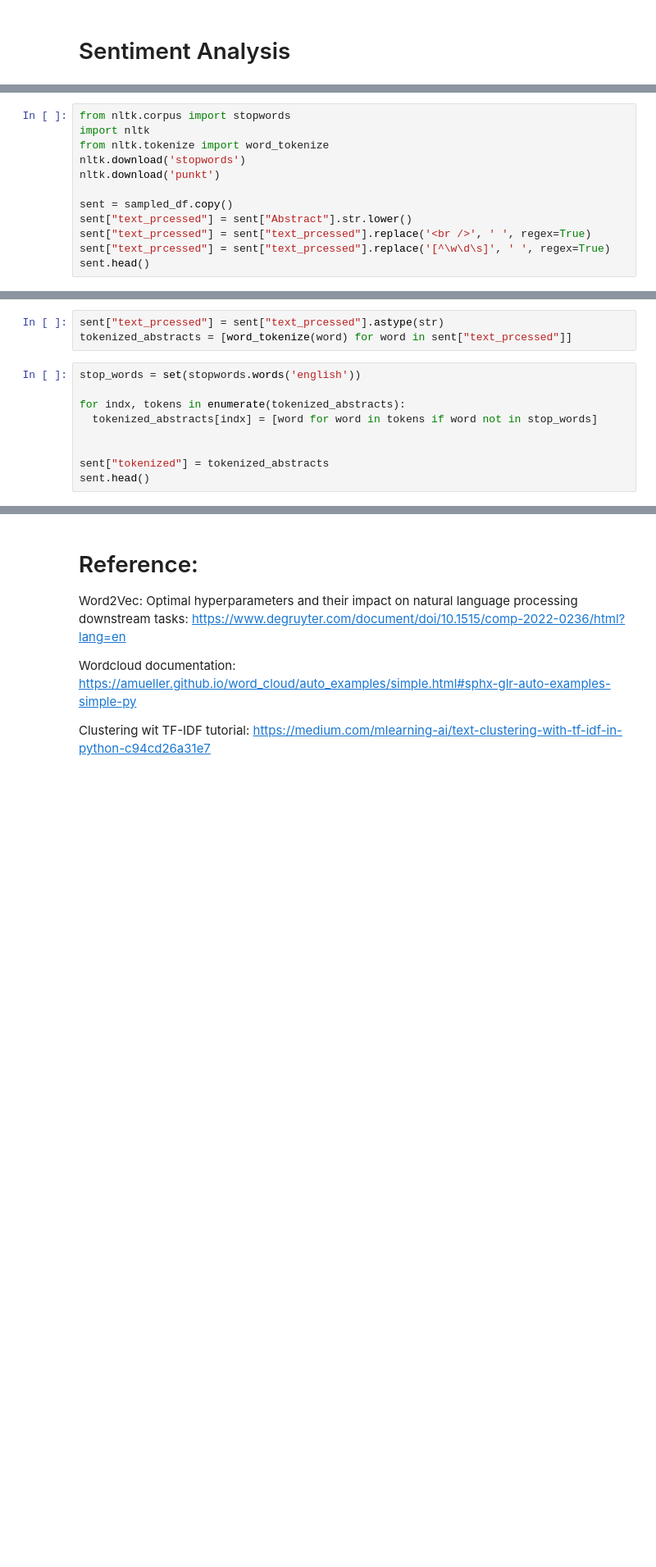
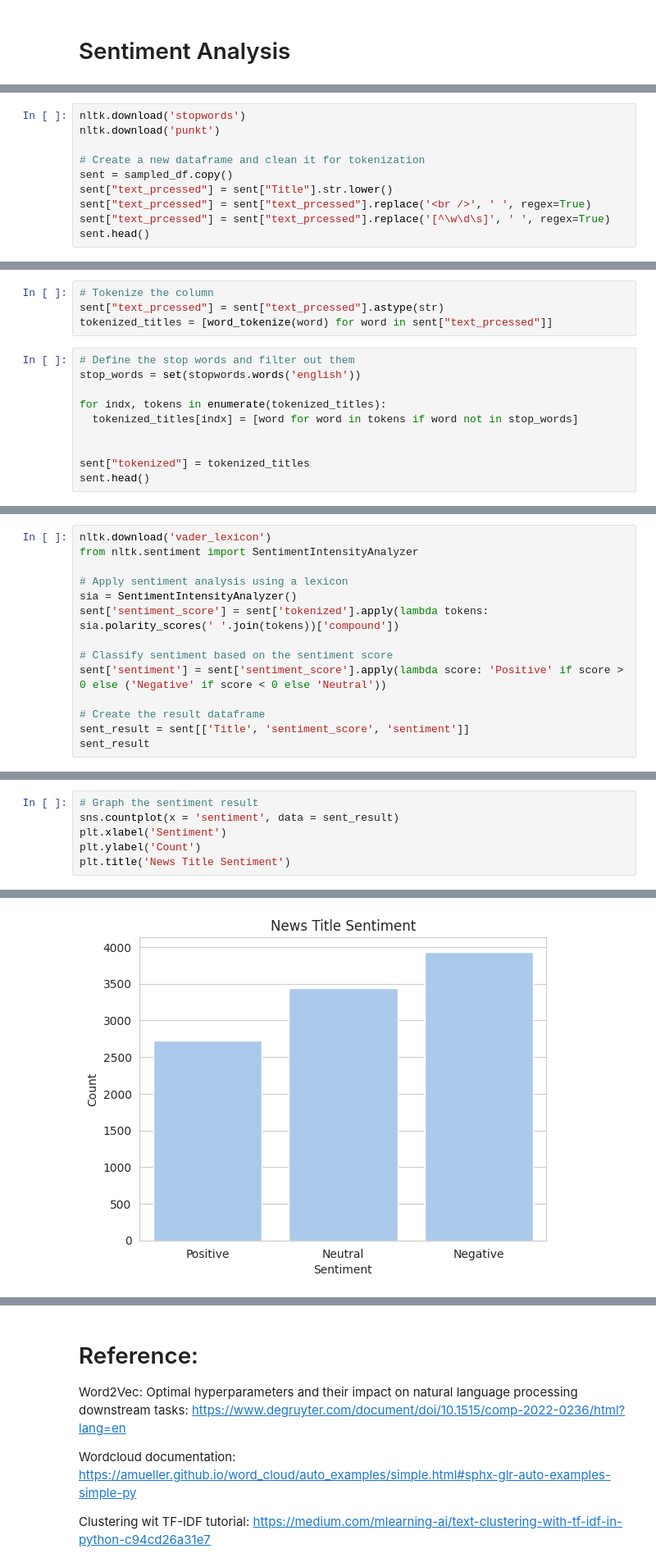
Before and after one commit to anniechiennn/nlp-news-recommendation, a Jupyter notebook: Group5_NLP_News_Recommendation.ipynb, the cells around one changed output, grey strips where cells are left out. Shown at 82% size. Cells and saved outputs as stored; diff of their text form; blank space fills up the shorter version.

Commit message:
Sentiment Analysis + markdown

```diff
--- a/Group5_NLP_News_Recommendation.ipynb
+++ b/Group5_NLP_News_Recommendation.ipynb
@@ -936,12 +1007,10 @@ plt.show()
 # %%
-from nltk.corpus import stopwords
-import nltk
-from nltk.tokenize import word_tokenize
 nltk.download('stopwords')
 nltk.download('punkt')
 
+# Create a new dataframe and clean it for tokenization
 sent = sampled_df.copy()
-sent["text_prcessed"] = sent["Abstract"].str.lower()
+sent["text_prcessed"] = sent["Title"].str.lower()
 sent["text_prcessed"] = sent["text_prcessed"].replace('<br />', ' ', regex=True)
 sent["text_prcessed"] = sent["text_prcessed"].replace('[^\w\d\s]', ' ', regex=True)
 sent.head()
@@ -948,12 +1028,14 @@ sent.head()
 # %%
+# Tokenize the column
 sent["text_prcessed"] = sent["text_prcessed"].astype(str)
-tokenized_abstracts = [word_tokenize(word) for word in sent["text_prcessed"]]
+tokenized_titles = [word_tokenize(word) for word in sent["text_prcessed"]]
 # %%
+# Define the stop words and filter out them
 stop_words = set(stopwords.words('english'))
 
-for indx, tokens in enumerate(tokenized_abstracts):
-  tokenized_abstracts[indx] = [word for word in tokens if word not in stop_words]
+for indx, tokens in enumerate(tokenized_titles):
+  tokenized_titles[indx] = [word for word in tokens if word not in stop_words]
 
 
-sent["tokenized"] = tokenized_abstracts
+sent["tokenized"] = tokenized_titles
 sent.head()
@@ -986,0 +1086,14 @@ embedding
+# %%
+nltk.download('vader_lexicon')
+from nltk.sentiment import SentimentIntensityAnalyzer
+
+# Apply sentiment analysis using a lexicon
+sia = SentimentIntensityAnalyzer()
+sent['sentiment_score'] = sent['tokenized'].apply(lambda tokens: sia.polarity_scores(' '.join(tokens))['compound'])
+
+# Classify sentiment based on the sentiment score
+sent['sentiment'] = sent['sentiment_score'].apply(lambda score: 'Positive' if score > 0 else ('Negative' if score < 0 else 'Neutral'))
+
+# Create the result dataframe
+sent_result = sent[['Title', 'sentiment_score', 'sentiment']]
+sent_result
@@ -986,0 +1118,7 @@ embedding
+# %%
+# Graph the sentiment result
+sns.countplot(x = 'sentiment', data = sent_result)
+plt.xlabel('Sentiment')
+plt.ylabel('Count')
+plt.title('News Title Sentiment')
+# %% [output]
@@ -986,0 +1126 @@ embedding
+[figure, added]
```
Also changed, not shown: parts of 41 cells of this notebook.
